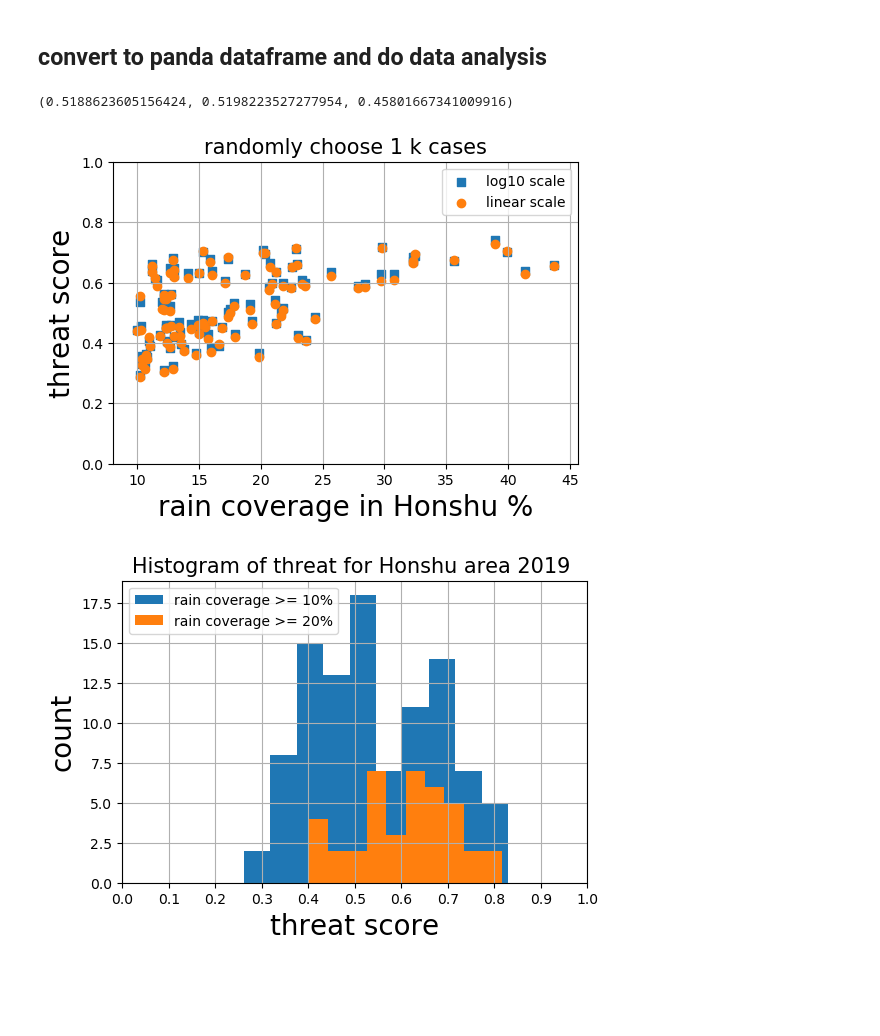
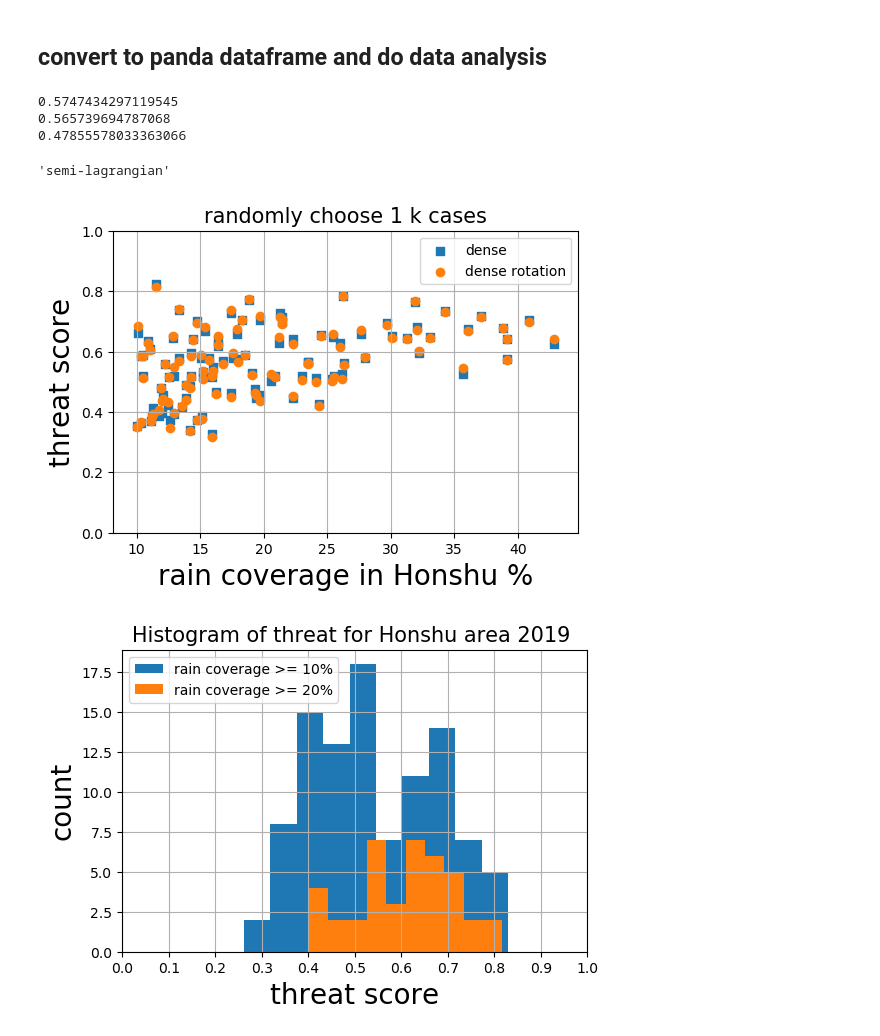
Before and after one commit to Yuchaowni/rainymotion, a Jupyter notebook: docs/notebooks/rainymotion_1hour_100Sampling.ipynb, the cells around one changed output. Cells and saved outputs as stored; diff of their text form; code cells hidden in the pictures; blank space fills up the shorter version.

```diff
--- a/docs/notebooks/rainymotion_1hour_100Sampling.ipynb
+++ b/docs/notebooks/rainymotion_1hour_100Sampling.ipynb
@@ -26,9 +26,6 @@ data0 = pd.read_csv(csv_path)
 /Users/jiang/github_all/rainymotion/docs/notebooks
 # %%
 select = np.random.choice(23508, 100).astype(np.int16)
+select.sort()
 print(data0.loc[select, "threat"].median())
-select = np.random.choice(23508, 100).astype(np.int16)
-print(data0.loc[select, "threat"].median())
-select = np.random.choice(23508, 100).astype(np.int16)
-print(data0.loc[select, "threat"].median())
 # %% [output]
@@ -82,24 +85,34 @@ Wall time: 1min 39s
 ## convert to panda dataframe and do data analysis
 # %%
 data = data0.loc[select,:]
-data['threat_new']  = select_threat
-data['threat_per']  = per_threat
-np.median(data.threat),np.median(data.threat_new), np.median(data.threat_per)
+print(np.median(a_threat))
+
+print(np.median(b_threat))
+
+#print(np.median(c_threat))
+
+print(np.median(per_threat))
 # %% [output]
-(0.5188623605156424, 0.5198223527277954, 0.45801667341009916)
+0.5747434297119545
+0.565739694787068
+0.47855578033363066
+# %%
+modelb.advection
+# %% [output]
+'semi-lagrangian'
 # %%
 plt.figure(dpi=100)
-plt.scatter(data.coverage, data.threat_new, marker = 's', label = "log10 scale")
-plt.scatter(data.coverage, data.threat, marker = 'o',label = "linear scale")
+plt.scatter(data.coverage, a_threat, marker = 's', label = "dense")
+plt.scatter(data.coverage, b_threat, marker = 'o',label = "dense rotation")
 plt.legend()
 plt.title("randomly choose 1 k cases",fontsize= 15)
 plt.xlabel("rain coverage in Honshu %",fontsize= 20)
 plt.ylabel("threat score",fontsize= 20)
 plt.ylim([0,1])
 plt.grid()
 plt.show()
 # %% [output]
-[figure, old version]
+[figure, new version]
 # %%
 plt.figure(dpi = 100)
 plt.hist(data.threat_new,10, label = "rain coverage >= 10%")
```
Also changed, not shown: parts of 2 cells of this notebook, 6 other files.
